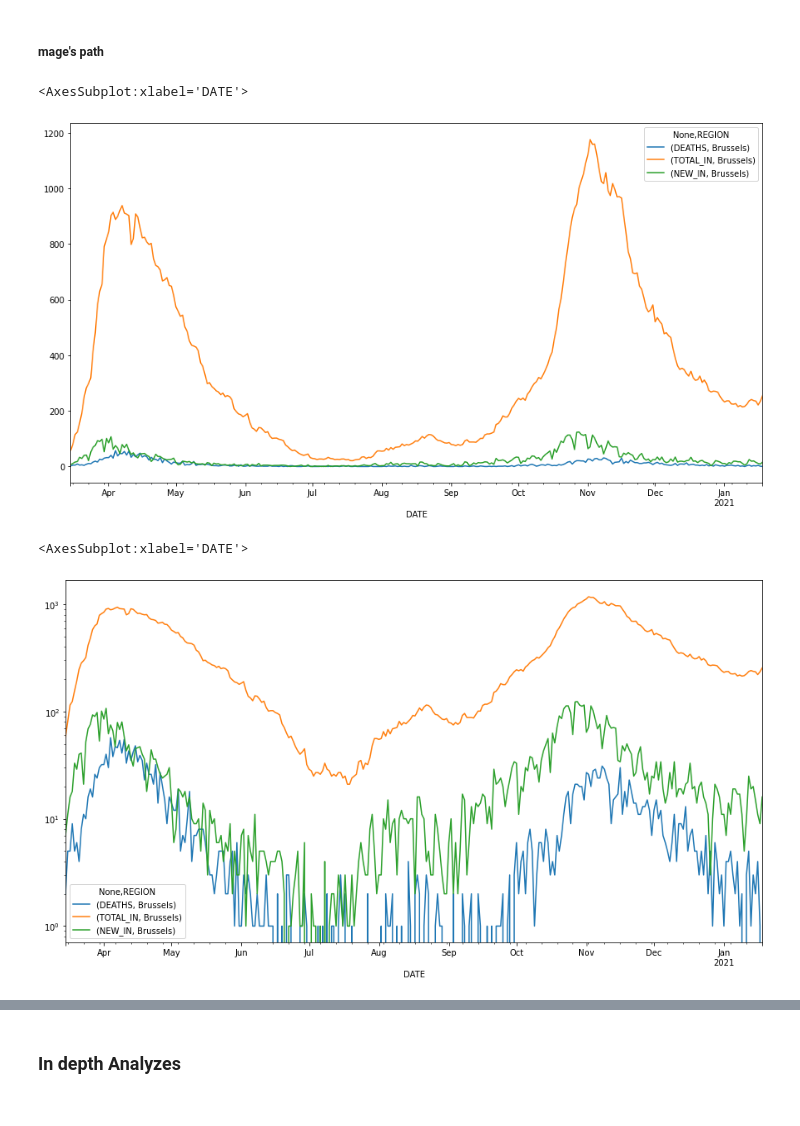
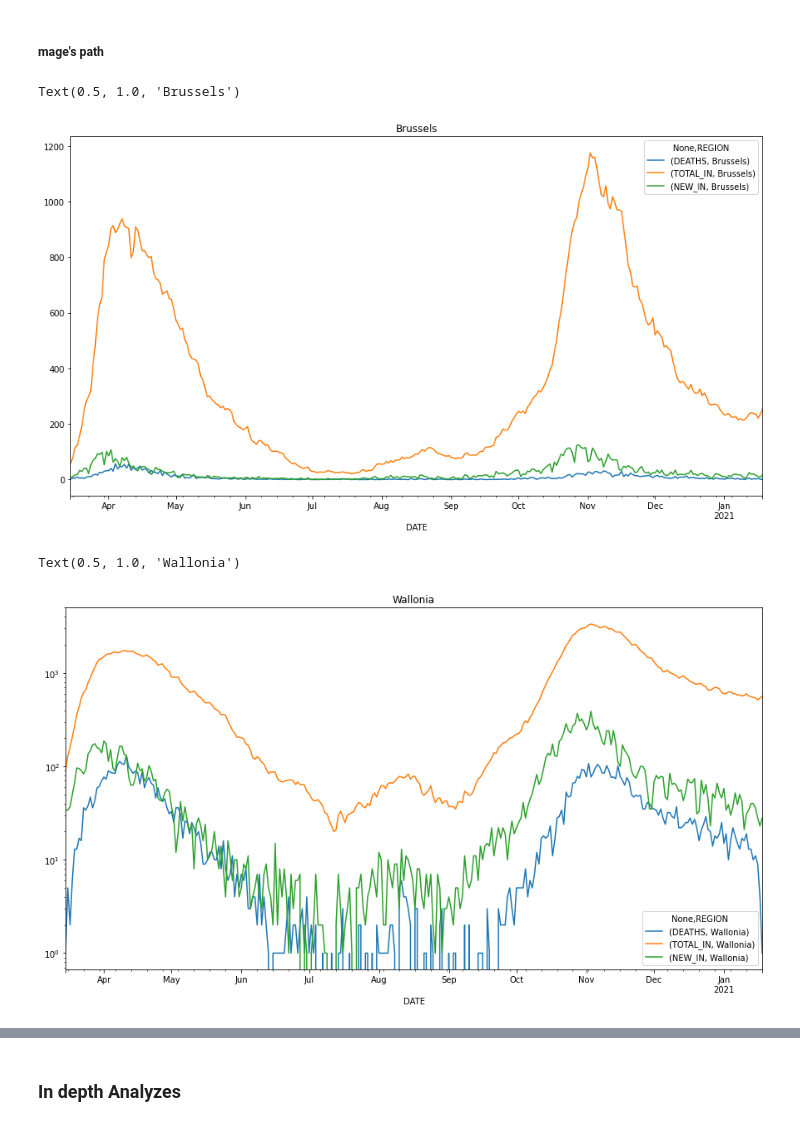
Before and after one commit to Demesmaeker/workshop-IBM-covid, a Jupyter notebook: main.ipynb, the cells around one changed output, grey strips where cells are left out. Drawn from its saved outputs; the diff is of its cells as text; code cells hidden in the pictures.

Commit message:
add region

```diff
--- a/main.ipynb
+++ b/main.ipynb
@@ -399,14 +371,18 @@ plt.legend(["DEATHS","TOTAL_IN","NEW_IN"])
 # %% [markdown]
 ##### mage's path
 # %%
+region = 'Brussels'
 final_pivot[[('DEATHS', 'Brussels'), ('TOTAL_IN', 'Brussels'), ('NEW_IN', 'Brussels')]].plot(figsize=(15,8))
+plt.title(region)
 # %% [output]
-<AxesSubplot:xlabel='DATE'>
+Text(0.5, 1.0, 'Brussels')
-[figure, old version]
+[figure, new version]
 # %%
-final_pivot[[('DEATHS', 'Brussels'), ('TOTAL_IN', 'Brussels'), ('NEW_IN', 'Brussels')]
+region = 'Wallonia'
+final_pivot[[('DEATHS', region), ('TOTAL_IN', region), ('NEW_IN', region)]
            ].plot(logy=True,figsize=(15,8))
+plt.title(region)
 # %% [output]
-<AxesSubplot:xlabel='DATE'>
+Text(0.5, 1.0, 'Wallonia')
-[figure, old version]
+[figure, new version]
 # %%
```
Also changed, not shown: parts of 15 cells of this notebook.
